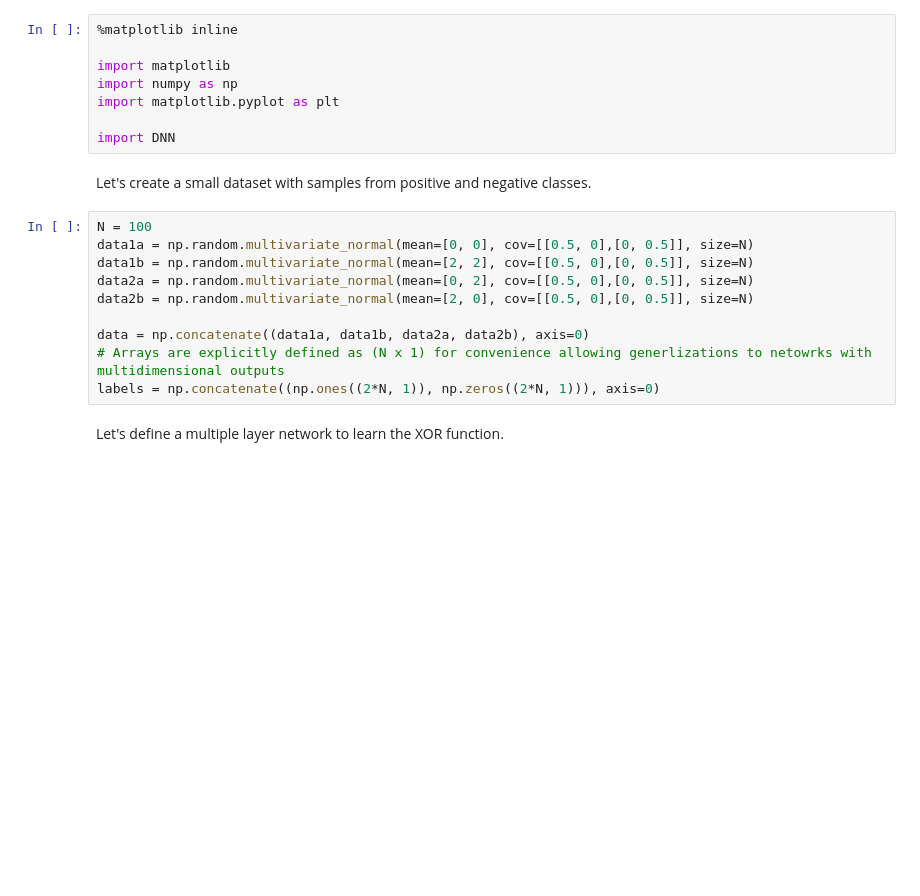
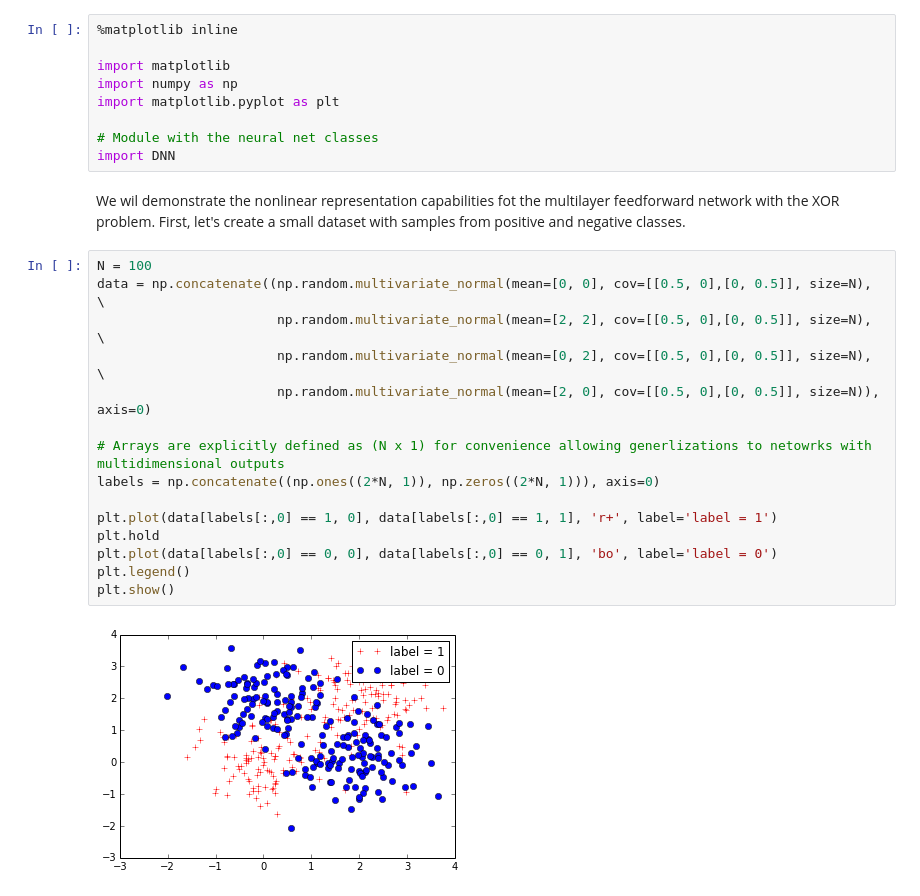
Before and after one commit to luisitobarcito/mini-DNN, a Jupyter notebook: xor_demo.ipynb, the cells around one changed output. Saved outputs shown, nothing was run; the diff lists cells and outputs as text; blank space fills up the shorter version.

```diff
--- a/xor_demo.ipynb
+++ b/xor_demo.ipynb
@@ -5,18 +8,24 @@ import matplotlib
 import numpy as np
 import matplotlib.pyplot as plt
 
+# Module with the neural net classes
 import DNN
 # %% [markdown]
-Let's create a small dataset with samples from positive and negative classes.
+We wil demonstrate the nonlinear representation capabilities fot the multilayer feedforward network with the XOR problem. First, let's create a small dataset with samples from positive and negative classes.
 # %%
 N = 100
-data1a = np.random.multivariate_normal(mean=[0, 0], cov=[[0.5, 0],[0, 0.5]], size=N)
-data1b = np.random.multivariate_normal(mean=[2, 2], cov=[[0.5, 0],[0, 0.5]], size=N)
-data2a = np.random.multivariate_normal(mean=[0, 2], cov=[[0.5, 0],[0, 0.5]], size=N)
-data2b = np.random.multivariate_normal(mean=[2, 0], cov=[[0.5, 0],[0, 0.5]], size=N)
+data = np.concatenate((np.random.multivariate_normal(mean=[0, 0], cov=[[0.5, 0],[0, 0.5]], size=N), \
+                       np.random.multivariate_normal(mean=[2, 2], cov=[[0.5, 0],[0, 0.5]], size=N), \
+                       np.random.multivariate_normal(mean=[0, 2], cov=[[0.5, 0],[0, 0.5]], size=N), \
+                       np.random.multivariate_normal(mean=[2, 0], cov=[[0.5, 0],[0, 0.5]], size=N)), axis=0)
 
-data = np.concatenate((data1a, data1b, data2a, data2b), axis=0)
 # Arrays are explicitly defined as (N x 1) for convenience allowing generlizations to netowrks with multidimensional outputs
 labels = np.concatenate((np.ones((2*N, 1)), np.zeros((2*N, 1))), axis=0)
+
+plt.plot(data[labels[:,0] == 1, 0], data[labels[:,0] == 1, 1], 'r+', label='label = 1')
+plt.hold
+plt.plot(data[labels[:,0] == 0, 0], data[labels[:,0] == 0, 1], 'bo', label='label = 0')
+plt.legend()
+plt.show()
+# %% [output]
+[figure, added]
-# %% [markdown]
-Let's define a multiple layer network to learn the XOR function.
```
Also changed, not shown: parts of 11 cells of this notebook, 3 other files.
